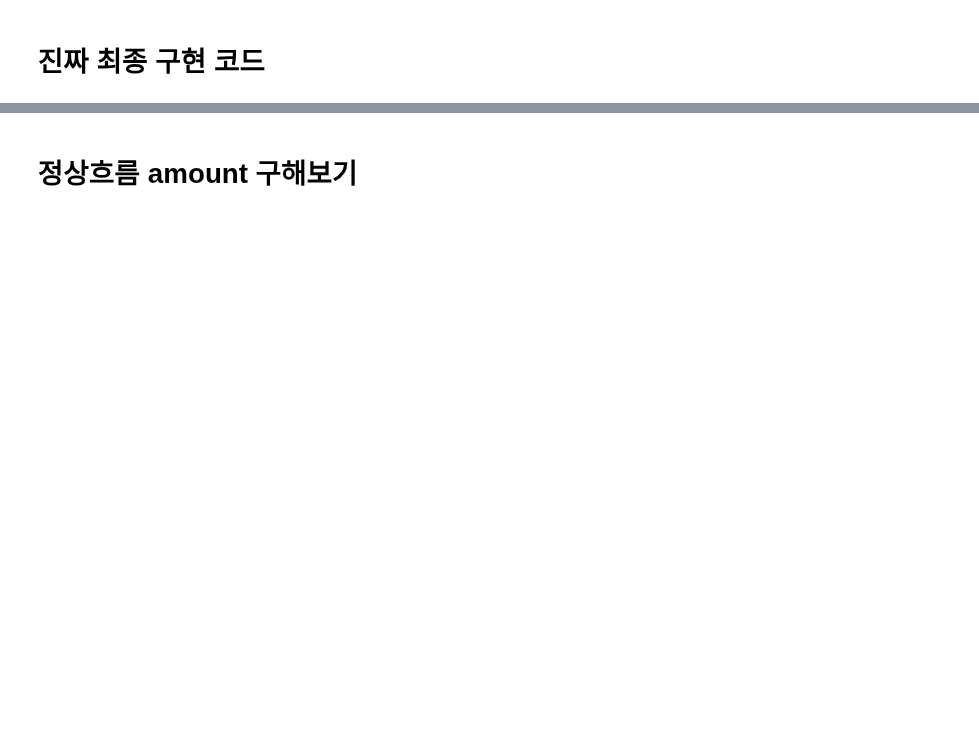
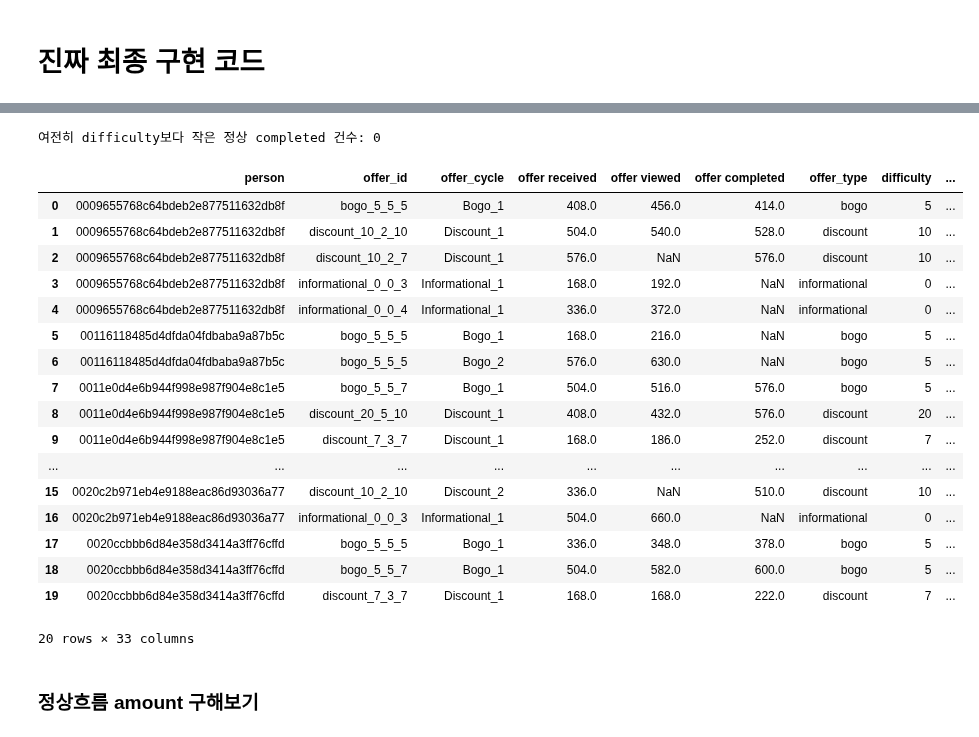
Before and after one commit to yoohengu/marketing_starbucks, a Jupyter notebook: khw/05_UK_difficulty_check.ipynb, the cells around one changed output, grey strips where cells are left out. Cells and saved outputs as stored; diff of their text form; code cells hidden in the pictures; blank space fills up the shorter version.

Commit message:
진짜 최종 amount 로직 구현 df인 offer_summary 구현

```diff
--- a/khw/05_UK_difficulty_check.ipynb
+++ b/khw/05_UK_difficulty_check.ipynb
@@ -223,0 +262,21 @@ promotion_final = promotion_final.drop(columns=['adjusted_completion_amount'])
+# %%
+promotion_df = promotion_df.drop(columns=['completion_amount_prev_received'], errors='ignore')
+
+promotion_df = promotion_df.merge(
+    anomaly[
+        [
+            'person', 'offer_id', 'offer_cycle',
+            'prev_received',
+            'completion_amount_prev_received',
+            'prev_viewed',
+            'promo_influenced_amount_prev_received'
+        ]
+    ],
+    on=['person', 'offer_id', 'offer_cycle'],
+    how='left'
+)
+# %%
+promotion_df['adjusted_completion_amount'] = promotion_df['completion_amount_current']
+
+fix_mask = promotion_df['completion_amount_prev_received'].ge(promotion_df['difficulty'])
+promotion_df.loc[fix_mask, 'adjusted_completion_amount'] = promotion_df.loc[fix_mask, 'completion_amount_prev_received']
@@ -224 +317,47 @@ promotion_final = promotion_final.drop(columns=['adjusted_completion_amount'])
+# %%
+remain = promotion_df[
+    (promotion_df['is_completed'].eq(1)) &
+    (promotion_df['is_normal_flow'].eq(1)) &
+    (promotion_df['adjusted_completion_amount'] < promotion_df['difficulty'])
+].copy()
+
+print('여전히 difficulty보다 작은 정상 completed 건수:', len(remain))
+# %% [output]
+여전히 difficulty보다 작은 정상 completed 건수: 0
+# %%
+promotion_final = promotion_df.copy()
+
+# 원래 amount는 보관
+promotion_final['amount_raw'] = promotion_final['amount']
+
+# 최종 amount는 보정값으로 교체
+promotion_final['amount'] = promotion_final['adjusted_completion_amount']
+# %%
+# promo 영향액도 최종값으로 정리
+promotion_final['promo_influenced_amount_final'] = promotion_final['promo_influenced_amount']
+
+mask = promotion_final['completion_amount_current'] < promotion_final['difficulty']
+promotion_final.loc[mask, 'promo_influenced_amount_final'] = \
+    promotion_final.loc[mask, 'promo_influenced_amount_prev_received']
+# %%
+promotion_final.head(20)
+# %% [output]
+|  | person | offer_id | offer_cycle | offer received | offer viewed | offer completed | offer_type | difficulty | ... |
+| 0 | 0009655768c64bdeb2e877511632db8f | bogo_5_5_5 | Bogo_1 | 408.0 | 456.0 | 414.0 | bogo | 5 | ... |
+| 1 | 0009655768c64bdeb2e877511632db8f | discount_10_2_10 | Discount_1 | 504.0 | 540.0 | 528.0 | discount | 10 | ... |
+| 2 | 0009655768c64bdeb2e877511632db8f | discount_10_2_7 | Discount_1 | 576.0 | NaN | 576.0 | discount | 10 | ... |
+| 3 | 0009655768c64bdeb2e877511632db8f | informational_0_0_3 | Informational_1 | 168.0 | 192.0 | NaN | informational | 0 | ... |
+| 4 | 0009655768c64bdeb2e877511632db8f | informational_0_0_4 | Informational_1 | 336.0 | 372.0 | NaN | informational | 0 | ... |
+| 5 | 00116118485d4dfda04fdbaba9a87b5c | bogo_5_5_5 | Bogo_1 | 168.0 | 216.0 | NaN | bogo | 5 | ... |
+| 6 | 00116118485d4dfda04fdbaba9a87b5c | bogo_5_5_5 | Bogo_2 | 576.0 | 630.0 | NaN | bogo | 5 | ... |
+| 7 | 0011e0d4e6b944f998e987f904e8c1e5 | bogo_5_5_7 | Bogo_1 | 504.0 | 516.0 | 576.0 | bogo | 5 | ... |
+| 8 | 0011e0d4e6b944f998e987f904e8c1e5 | discount_20_5_10 | Discount_1 | 408.0 | 432.0 | 576.0 | discount | 20 | ... |
+| 9 | 0011e0d4e6b944f998e987f904e8c1e5 | discount_7_3_7 | Discount_1 | 168.0 | 186.0 | 252.0 | discount | 7 | ... |
+| ... | ... | ... | ... | ... | ... | ... | ... | ... | ... |
+| 15 | 0020c2b971eb4e9188eac86d93036a77 | discount_10_2_10 | Discount_2 | 336.0 | NaN | 510.0 | discount | 10 | ... |
+| 16 | 0020c2b971eb4e9188eac86d93036a77 | informational_0_0_3 | Informational_1 | 504.0 | 660.0 | NaN | informational | 0 | ... |
+| 17 | 0020ccbbb6d84e358d3414a3ff76cffd | bogo_5_5_5 | Bogo_1 | 336.0 | 348.0 | 378.0 | bogo | 5 | ... |
+| 18 | 0020ccbbb6d84e358d3414a3ff76cffd | bogo_5_5_7 | Bogo_1 | 504.0 | 582.0 | 600.0 | bogo | 5 | ... |
+| 19 | 0020ccbbb6d84e358d3414a3ff76cffd | discount_7_3_7 | Discount_1 | 168.0 | 168.0 | 222.0 | discount | 7 | ... |
+20 rows × 33 columns
 # %%
@@ -228,3 +366,3 @@ promotion_final.to_csv('./data/promotion_final.csv', index=False)
 # %% [markdown]
-# 정상흐름 amount 구해보기
+### 정상흐름 amount 구해보기
 # %%
```
Also changed, not shown: parts of 24 cells of this notebook, 2 other files.
